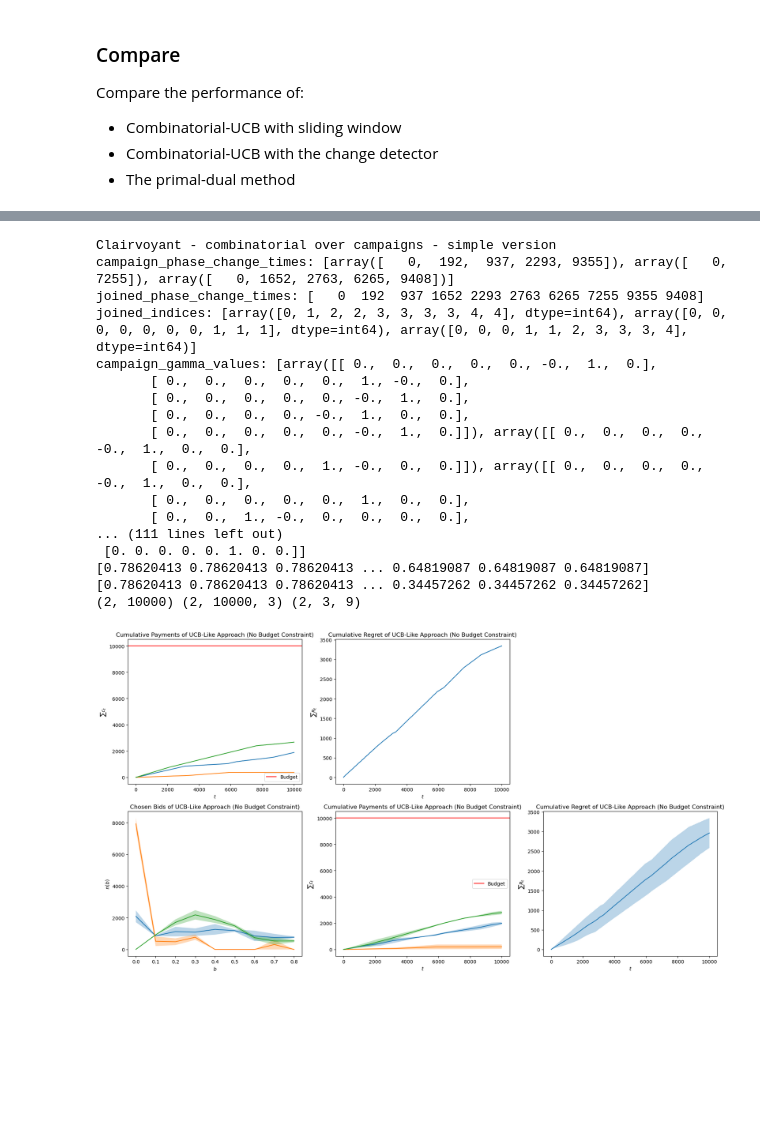
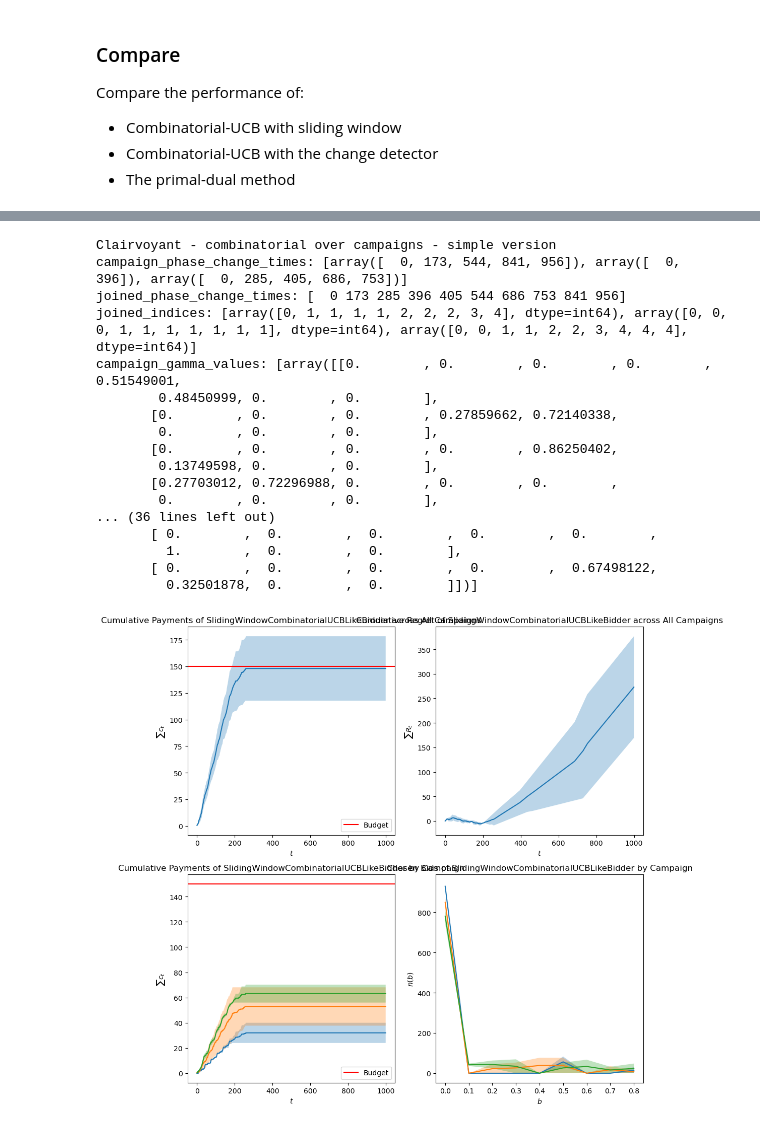
Before and after one commit to Richypiants/online-learning-applications-project-2025-2026, a Jupyter notebook: requirement_4.ipynb, the cells around one changed output, grey strips where cells are left out. Saved outputs shown, nothing was run; the diff lists cells and outputs as text; code cells hidden in the pictures; blank space fills up the shorter version.

```diff
--- a/requirement_4.ipynb
+++ b/requirement_4.ipynb
@@ -42,9 +43,9 @@ environment = Environment(BIDS_SPACE)
 environment.generate_random_campaigns(n_campaigns=3, campaign_type=SlightlyNonStationaryCampaign, min_competitors=3, max_competitors=5, conflicts_percentage=0.4, seed=47)  # generate a single campaign with random qualities for each advertisers
 print(environment)
 
-N_USERS = 10000  # number of ads to be shown sequentially = n_rounds = T
+N_USERS = 1000  # number of ads to be shown sequentially = n_rounds = T
 
-RHO = 1  # budget per round -> define either rho or the starting budget B and derive the other (rho = B/T)
+RHO = 0.15  # budget per round -> define either rho or the starting budget B and derive the other (rho = B/T)
 # %% [output]
 -- ENVIRONMENT: --
 Bids space: [0.  0.1 0.2 0.3 0.4 0.5 0.6 0.7 0.8 0.9 1. ]
@@ -384,25 +125,37 @@ def run_trials_combinatorial_clairvoyant(n_trials, n_users, starting_budget, my_
 # %%
 STARTING_BUDGET = RHO * N_USERS     # or np.inf for no budget
 
 MY_VALUATION = 0.8  # my true valuation of the ads (assumed to be known)
 
-run_trials_combinatorial_clairvoyant(n_trials=N_TRIALS, n_users=N_USERS, starting_budget=STARTING_BUDGET, my_valuation=MY_VALUATION, environment=environment)
+WINDOW_SIZE = np.sqrt(N_USERS)  # window size for the sliding window UCB-like bidder = T log T / T
+
+budget_constrained_multiple_campaigns_sliding_window_combinatorial_UCB_like_experiment = Experiment(environment=environment,
+                                                          bidder_class=SlidingWindowCombinatorialUCBLikeBidder,
+                                                          bidder_parameters={
+                                                              'B': STARTING_BUDGET,
+                                                              'T': N_USERS,
+                                                              'valuations': [MY_VALUATION for _ in range(environment.N_CAMPAIGNS)],
+                                                              'environment': environment,
+                                                              'window_size': WINDOW_SIZE,
+                                                            })
+
+budget_constrained_multiple_campaigns_sliding_window_combinatorial_UCB_like_experiment.run_trials(n_trials=N_TRIALS, clairvoyant_strategy_type='simple')
 # %% [output]
 Clairvoyant - combinatorial over campaigns - simple version
-campaign_phase_change_times: [array([   0,  192,  937, 2293, 9355]), array([   0, 7255]), array([   0, 1652, 2763, 6265, 9408])]
-joined_phase_change_times: [   0  192  937 1652 2293 2763 6265 7255 9355 9408]
-joined_indices: [array([0, 1, 2, 2, 3, 3, 3, 3, 4, 4], dtype=int64), array([0, 0, 0, 0, 0, 0, 0, 1, 1, 1], dtype=int64), array([0, 0, 0, 1, 1, 2, 3, 3, 3, 4], dtype=int64)]
-campaign_gamma_values: [array([[ 0.,  0.,  0.,  0.,  0., -0.,  1.,  0.],
-       [ 0.,  0.,  0.,  0.,  0.,  1., -0.,  0.],
-       [ 0.,  0.,  0.,  0.,  0., -0.,  1.,  0.],
-       [ 0.,  0.,  0.,  0., -0.,  1.,  0.,  0.],
-       [ 0.,  0.,  0.,  0.,  0., -0.,  1.,  0.]]), array([[ 0.,  0.,  0.,  0., -0.,  1.,  0.,  0.],
-       [ 0.,  0.,  0.,  0.,  1., -0.,  0.,  0.]]), array([[ 0.,  0.,  0.,  0., -0.,  1.,  0.,  0.],
-       [ 0.,  0.,  0.,  0.,  0.,  1.,  0.,  0.],
-       [ 0.,  0.,  1., -0.,  0.,  0.,  0.,  0.],
-... (111 lines left out)
- [0. 0. 0. 0. 0. 1. 0. 0.]]
-[0.78620413 0.78620413 0.78620413 ... 0.64819087 0.64819087 0.64819087]
-[0.78620413 0.78620413 0.78620413 ... 0.34457262 0.34457262 0.34457262]
-(2, 10000) (2, 10000, 3) (2, 3, 9)
+campaign_phase_change_times: [array([  0, 173, 544, 841, 956]), array([  0, 396]), array([  0, 285, 405, 686, 753])]
+joined_phase_change_times: [  0 173 285 396 405 544 686 753 841 956]
+joined_indices: [array([0, 1, 1, 1, 1, 2, 2, 2, 3, 4], dtype=int64), array([0, 0, 0, 1, 1, 1, 1, 1, 1, 1], dtype=int64), array([0, 0, 1, 1, 2, 2, 3, 4, 4, 4], dtype=int64)]
+campaign_gamma_values: [array([[0.        , 0.        , 0.        , 0.        , 0.51549001,
+        0.48450999, 0.        , 0.        ],
+       [0.        , 0.        , 0.        , 0.27859662, 0.72140338,
+        0.        , 0.        , 0.        ],
+       [0.        , 0.        , 0.        , 0.        , 0.86250402,
+        0.13749598, 0.        , 0.        ],
+       [0.27703012, 0.72296988, 0.        , 0.        , 0.        ,
+        0.        , 0.        , 0.        ],
+... (36 lines left out)
+       [ 0.        ,  0.        ,  0.        ,  0.        ,  0.        ,
+         1.        ,  0.        ,  0.        ],
+       [ 0.        ,  0.        ,  0.        ,  0.        ,  0.67498122,
+         0.32501878,  0.        ,  0.        ]])]
-[figure, old version]
+[figure, new version]
```
Also changed, not shown: parts of 6 cells of this notebook, 6 other files.
